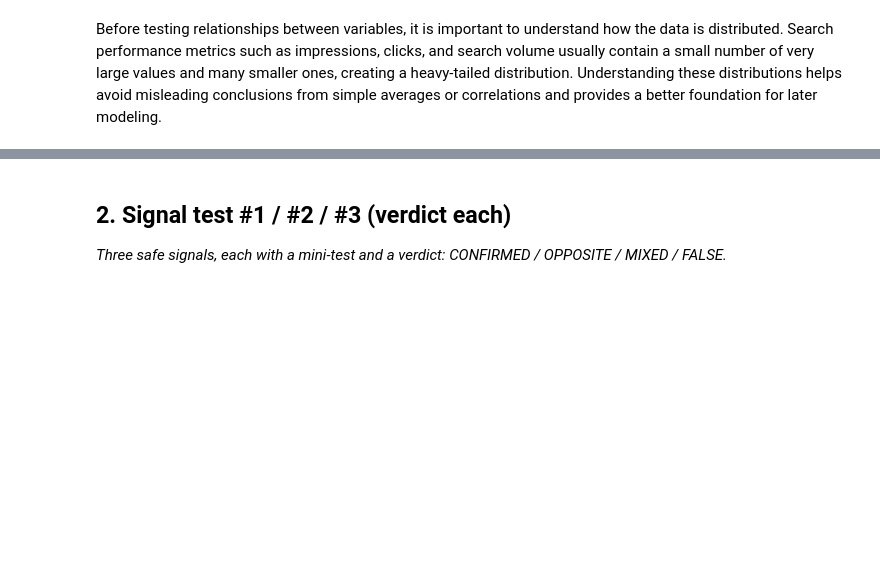
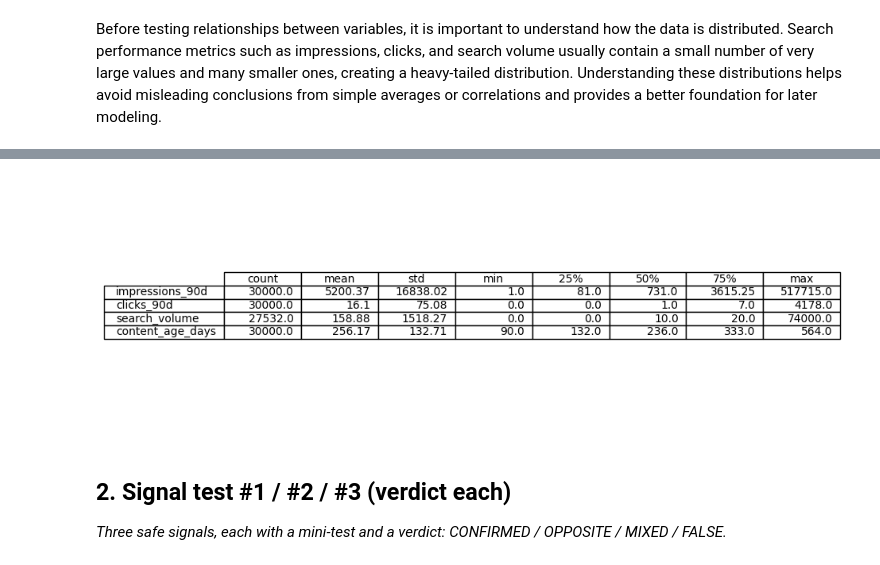
Before and after one commit to muneebulhaq02/flyrank-ml-internship, a Jupyter notebook: work/notebooks/w04_signal_audit.ipynb, the cells around one changed output, grey strips where cells are left out. Cells and saved outputs as stored; diff of their text form; code cells hidden in the pictures; blank space fills up the shorter version.

```diff
--- a/work/notebooks/w04_signal_audit.ipynb
+++ b/work/notebooks/w04_signal_audit.ipynb
@@ -77,6 +86,29 @@ impressions_90d   3615.25  517715.0
 clicks_90d           7.00    4178.0
 search_volume       20.00   74000.0
 content_age_days   333.00     564.0
+# %%
+summary = df[columns].describe().T
+
+fig, ax = plt.subplots(figsize=(10,4))
+ax.axis("off")
+
+table = ax.table(
+    cellText=summary.round(2).values,
+    colLabels=summary.columns,
+    rowLabels=summary.index,
+    loc="center"
+)
+
+plt.savefig(
+    "work/figures/summary_statistics.png",
+    dpi=300,
+    bbox_inches="tight"
+)
+
+plt.show()
+plt.close()
+# %% [output]
+[figure, added]
 # %% [markdown]
 ## 2. Signal test #1 / #2 / #3 (verdict each)
 
```
Also changed, not shown: parts of 2 cells of this notebook.
